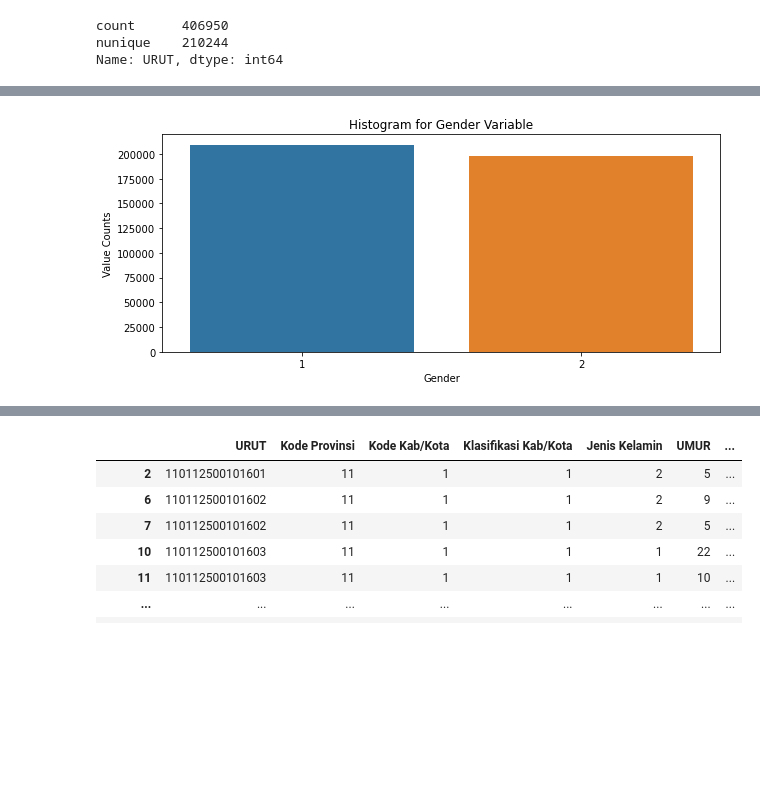
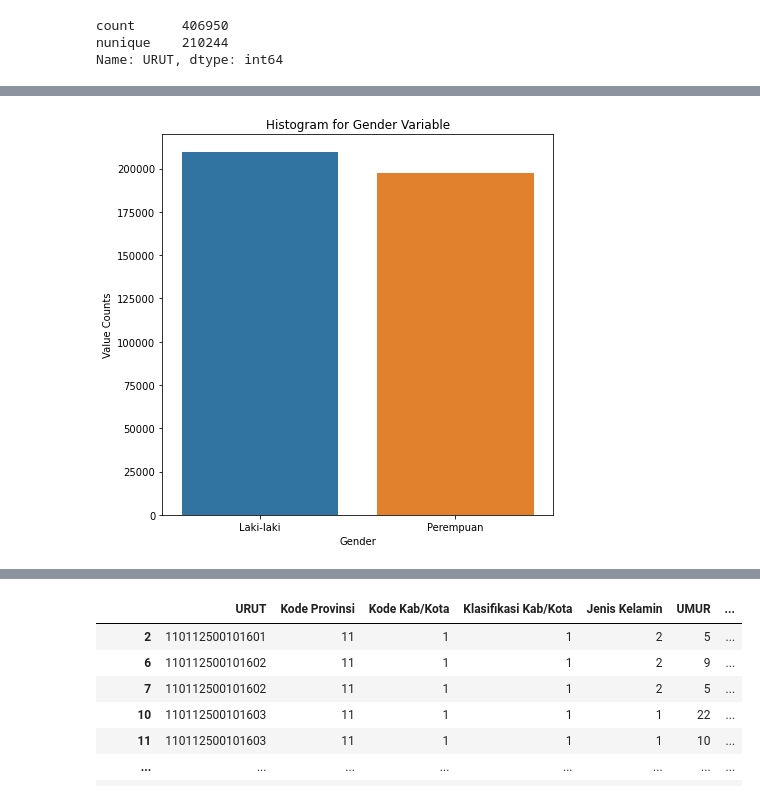
Before and after one commit to kartikarizqin/Project-Lab-Susenas, a Jupyter notebook: eda-2012.ipynb, the cells around one changed output, grey strips where cells are left out. Drawn from its saved outputs; the diff is of its cells as text; code cells hidden in the pictures; blank space fills up the shorter version.

```diff
--- a/eda-2012.ipynb
+++ b/eda-2012.ipynb
@@ -136,6 +139,6 @@ df_raw
 # %%
-df_age = df_raw.loc[(df_raw['UMUR']>=5) & (df_raw['UMUR']<=24)]
-df_age
+df_school = df_raw.loc[(df_raw['UMUR']>=5) & (df_raw['UMUR']<=24)]
+df_school
 # %% [output]
 |  | URUT | B1R1 | B1R2 | B1R5 | JK | UMUR | KWN | B5R14 | B5R17 | EXP_CAP | WEIND | ... |
 | 2 | 110112500101601 | 11 | 1 | 1 | 2 | 5 | 1 | 2.0 | 1.0 | 3.434643e+05 | 45.876255 | ... |
@@ -150,6 +153,3 @@ df_age
 | 1114442 | 947122001103810 | 94 | 71 | 2 | 2 | 9 | 1 | 2.0 | 1.0 | 1.348310e+06 | 6.000000 | ... |
 | 1114444 | 947122001103810 | 94 | 71 | 2 | 1 | 18 | 1 | 3.0 | 8.0 | 1.348310e+06 | 6.000000 | ... |
 406950 rows × 12 columns
-# %%
-df_school = df_age.loc[(df_age['B5R14']>=1) | (df_age['B5R14']<=3)]
-df_school
@@ -203,13 +187,17 @@ plt.show()
 # %%
 # Histogram for Gender Variable
 
-gender_plot = sns.barplot(x=df_school.JK.value_counts().index,
-            y=df_school.JK.value_counts())
+df_gender = df_school.copy()
+df_gender['JK'] = df_gender['JK'].map({1:'Laki-laki', 2:'Perempuan'})
+
+gender_plot = sns.barplot(x=df_gender.JK.value_counts().index,
+            y=df_gender.JK.value_counts())
+
 gender_plot.set_title('Histogram for Gender Variable')
 gender_plot.set(xlabel='Gender', ylabel='Value Counts')
 plt.show()
 # %% [output]
-[figure, old version]
+[figure, new version]
 # %%
 # Histogram for Log Expenditure per Capita Variable
 
```
Also changed, not shown: parts of 48 cells of this notebook.
